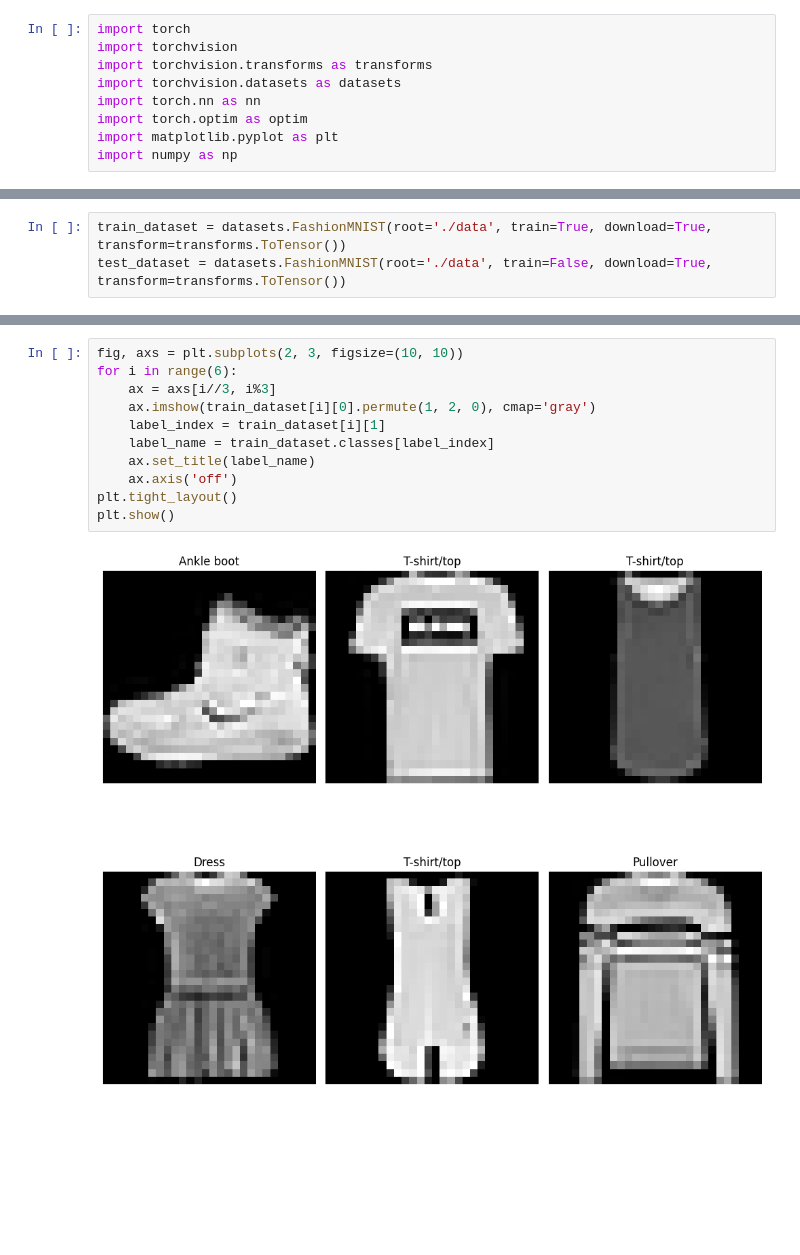
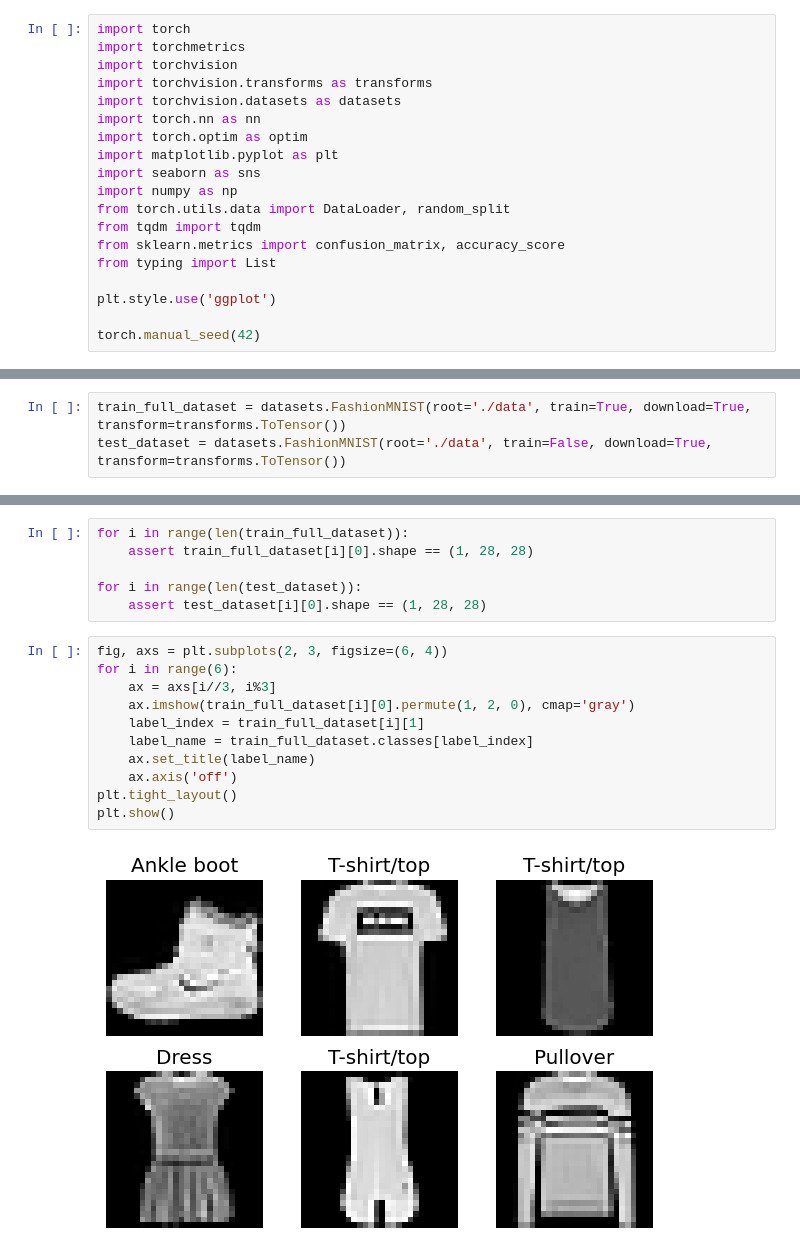
Before and after one commit to mobadara/fashion-mnist-pytorch-cnn, a Jupyter notebook: fashion-mnist-cnn.ipynb, the cells around one changed output, grey strips where cells are left out. Drawn from its saved outputs; the diff is of its cells as text; blank space fills up the shorter version.

Commit message:
Training Completed

```diff
--- a/fashion-mnist-cnn.ipynb
+++ b/fashion-mnist-cnn.ipynb
@@ -11,9 +35,19 @@ The Fashion MNIST dataset, a drop-in replacement for the classic MNIST dataset,
 # %%
 import torch
+import torchmetrics
 import torchvision
 import torchvision.transforms as transforms
 import torchvision.datasets as datasets
 import torch.nn as nn
 import torch.optim as optim
 import matplotlib.pyplot as plt
+import seaborn as sns
 import numpy as np
+from torch.utils.data import DataLoader, random_split
+from tqdm import tqdm
+from sklearn.metrics import confusion_matrix, accuracy_score
+from typing import List
+
+plt.style.use('ggplot')
+
+torch.manual_seed(42)
@@ -23,3 +58,3 @@ The train and test dataset is loaded below, and it returns a `TensorDataset` obj
 # %%
-train_dataset = datasets.FashionMNIST(root='./data', train=True, download=True, transform=transforms.ToTensor())
+train_full_dataset = datasets.FashionMNIST(root='./data', train=True, download=True, transform=transforms.ToTensor())
 test_dataset = datasets.FashionMNIST(root='./data', train=False, download=True, transform=transforms.ToTensor())
@@ -64,13 +103,19 @@ Let's visualize the first six example in the train set with its corresponding la
+# %%
+for i in range(len(train_full_dataset)):
+    assert train_full_dataset[i][0].shape == (1, 28, 28)
+
+for i in range(len(test_dataset)):
+    assert test_dataset[i][0].shape == (1, 28, 28)
 # %%
-fig, axs = plt.subplots(2, 3, figsize=(10, 10))
+fig, axs = plt.subplots(2, 3, figsize=(6, 4))
 for i in range(6):
     ax = axs[i//3, i%3]
-    ax.imshow(train_dataset[i][0].permute(1, 2, 0), cmap='gray')
-    label_index = train_dataset[i][1]
-    label_name = train_dataset.classes[label_index]
+    ax.imshow(train_full_dataset[i][0].permute(1, 2, 0), cmap='gray')
+    label_index = train_full_dataset[i][1]
+    label_name = train_full_dataset.classes[label_index]
     ax.set_title(label_name)
     ax.axis('off')
 plt.tight_layout()
 plt.show()
 # %% [output]
-[figure, old version]
+[figure, new version]
```
Also changed, not shown: parts of 39 cells of this notebook.
